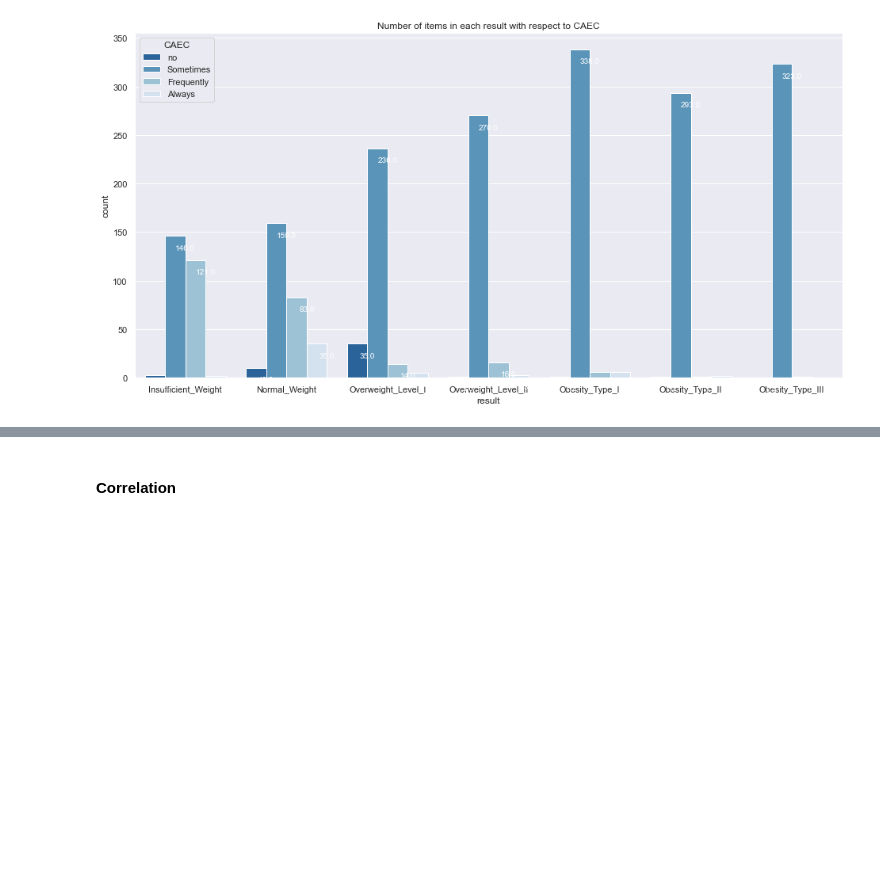
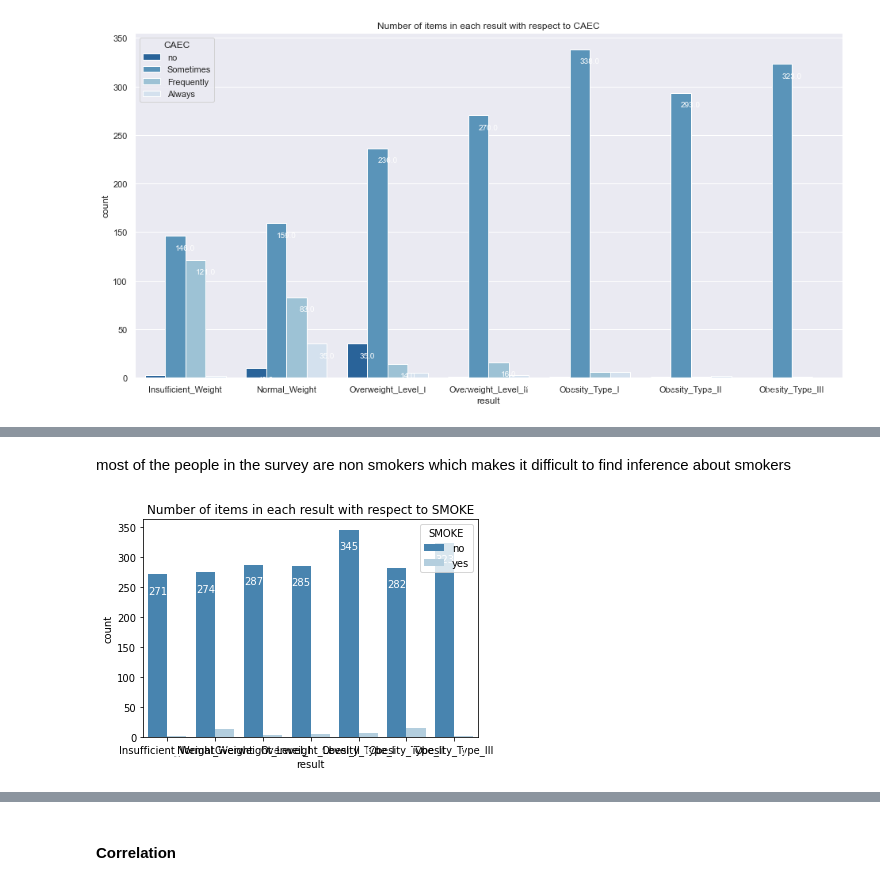
Before and after one commit to SanketAgwl/Obesity-Prediction-Data-Science, a Jupyter notebook: project.ipynb, the cells around one changed output, grey strips where cells are left out. Saved outputs shown, nothing was run; the diff lists cells and outputs as text; code cells hidden in the pictures; blank space fills up the shorter version.

```diff
--- a/project.ipynb
+++ b/project.ipynb
@@ -291,0 +298,6 @@ cross_plot(df, "result", "CAEC", weight_order, hue_order= ["no", "Sometimes", "F
+# %% [markdown]
+most of the people in the survey are non smokers which makes it difficult to find inference about smokers
+# %%
+cross_plot(df, "result", "SMOKE", weight_order)
+# %% [output]
+[figure, added]
```
Also changed, not shown: parts of 12 cells of this notebook.
